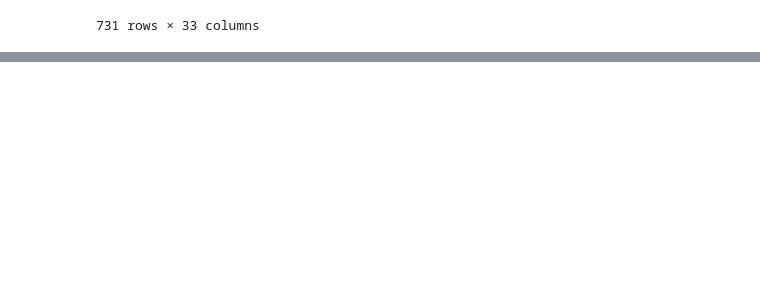
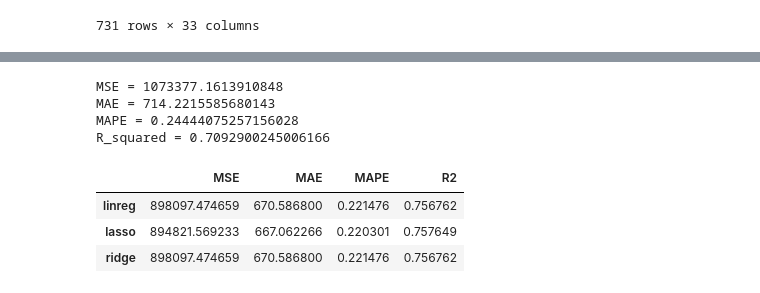
Before and after one commit to cobalte90/LinReg, a Jupyter notebook: linear_regression_show.ipynb, the cells around one changed output, grey strips where cells are left out. Saved outputs shown, nothing was run; the diff lists cells and outputs as text; code cells hidden in the pictures; blank space fills up the shorter version.

```diff
--- a/linear_regression_show.ipynb
+++ b/linear_regression_show.ipynb
@@ -132,0 +145,44 @@ R_squared = 0.794049898266491
+# %%
+# Lasso regularization
+from src.models.LinReg import Lasso
+model_lasso = Lasso()
+model_lasso.fit(X_train, y_train)
+y_pred = model_lasso.predict(X_test)
+
+# metrics
+mse = MSE(y_test, y_pred)
+mae = MAE(y_test, y_pred)
+mape = MAPE(y_test, y_pred)
+r2 = R_squared(y_test, y_pred)
+print(f"MSE = {mse}\nMAE = {mae}\nMAPE = {mape}\nR_squared = {r2}")
+# %% [output]
+MSE = 1073377.1613910848
+MAE = 714.2215585680143
+MAPE = 0.24444075257156028
+R_squared = 0.7092900245006166
+# %%
+# Sklearn models
+sklearn_linreg = skl.LinearRegression()
+sklearn_lasso = skl.Lasso()
+sklearn_ridge = skl.Ridge()
+
+sklearn_linreg.fit(X_train, y_train)
+sklearn_lasso.fit(X_train, y_train)
+sklearn_ridge.fit(X_train, y_train)
+
+skl_linreg_pred = sklearn_linreg.predict(X_test)
+skl_lasso_pred = sklearn_lasso.predict(X_test)
+skl_ridge_pred = sklearn_ridge.predict(X_test)
+
+vals = [linear_metrics(y_test, skl_linreg_pred), linear_metrics(y_test, skl_lasso_pred), linear_metrics(y_test, skl_linreg_pred)]
+
+skl_metrcs = pd.DataFrame(
+    vals, columns=['MSE', 'MAE', 'MAPE', 'R2'], index=['linreg', 'lasso', 'ridge']
+)
+
+skl_metrcs
+# %% [output]
+|  | MSE | MAE | MAPE | R2 |
+| linreg | 898097.474659 | 670.586800 | 0.221476 | 0.756762 |
+| lasso | 894821.569233 | 667.062266 | 0.220301 | 0.757649 |
+| ridge | 898097.474659 | 670.586800 | 0.221476 | 0.756762 |
```
Also changed, not shown: parts of 4 cells of this notebook, 7 other files.
